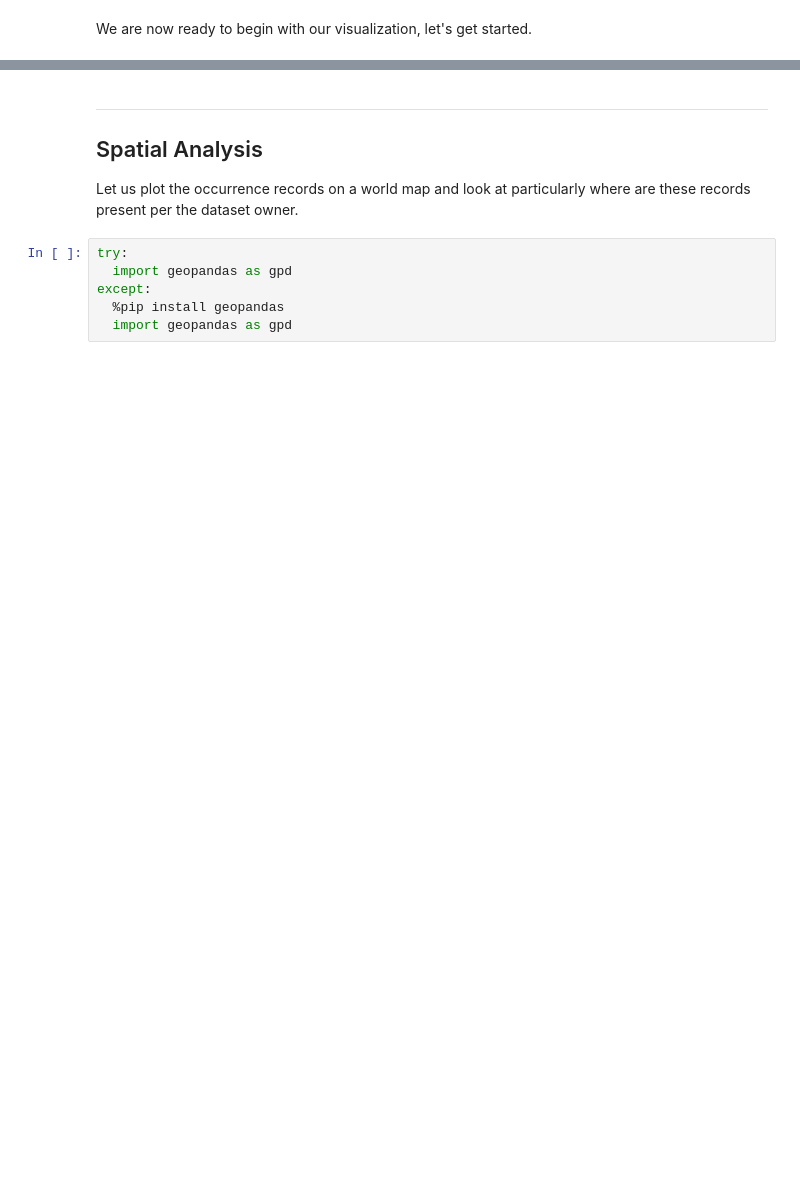
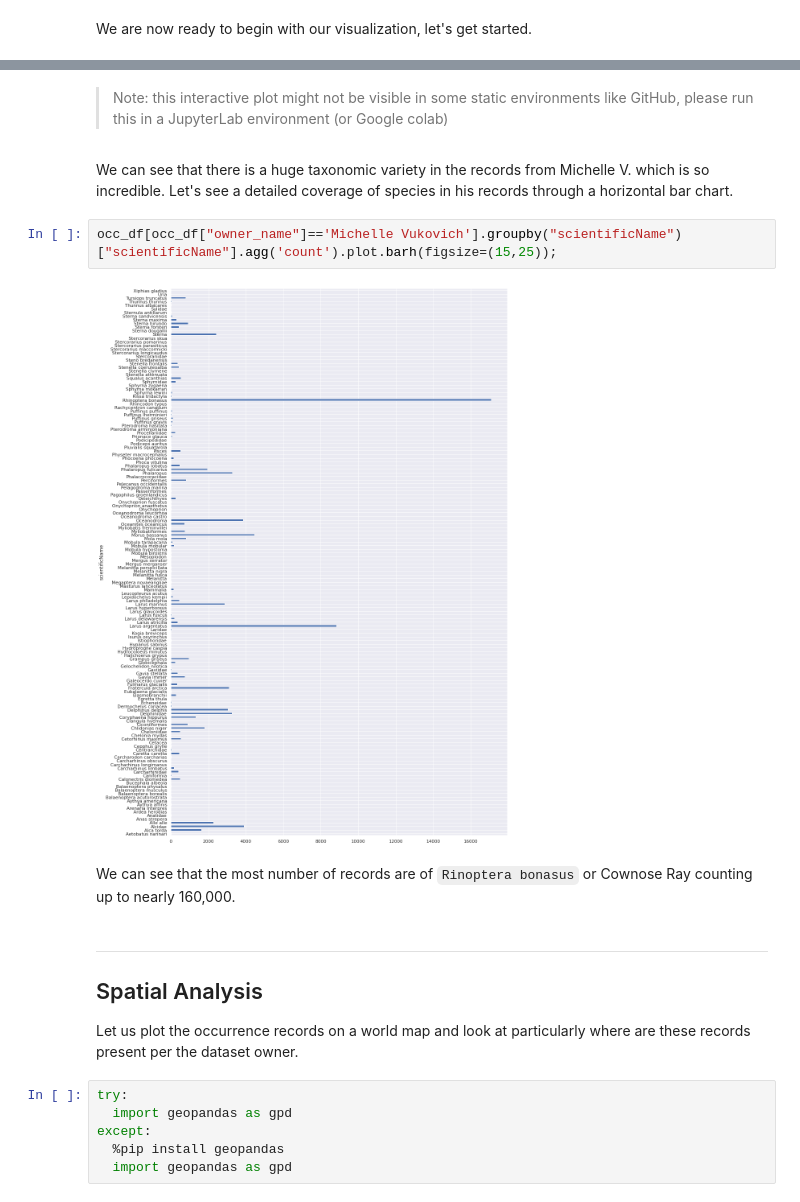
Before and after one commit to iobis/pyobis, a Jupyter notebook: notebooks/contributions_quantification.ipynb, the cells around one changed output, grey strips where cells are left out. Drawn from its saved outputs; the diff is of its cells as text; blank space fills up the shorter version.

```diff
--- a/notebooks/contributions_quantification.ipynb
+++ b/notebooks/contributions_quantification.ipynb
@@ -246,3 +253,13 @@ interactive(children=(Dropdown(description='owner', options=('Gwen Lockhart', 'M
+# %% [markdown]
+> Note: this interactive plot might not be visible in some static environments like GitHub, please run this in a JupyterLab environment (or Google colab)
+# %% [markdown]
+We can see that there is a huge taxonomic variety in the records from Michelle V. which is so incredible. Let's see a detailed coverage of species in his records through a horizontal bar chart.
+# %%
+occ_df[occ_df["owner_name"]=='Michelle Vukovich'].groupby("scientificName")["scientificName"].agg('count').plot.barh(figsize=(15,25));
+# %% [output]
+[figure, added]
+# %% [markdown]
+We can see that the most number of records are of `Rinoptera bonasus` or Cownose Ray counting up to nearly 160,000.
 # %% [markdown]
 ---
 
```
Also changed, not shown: parts of 39 cells of this notebook.
